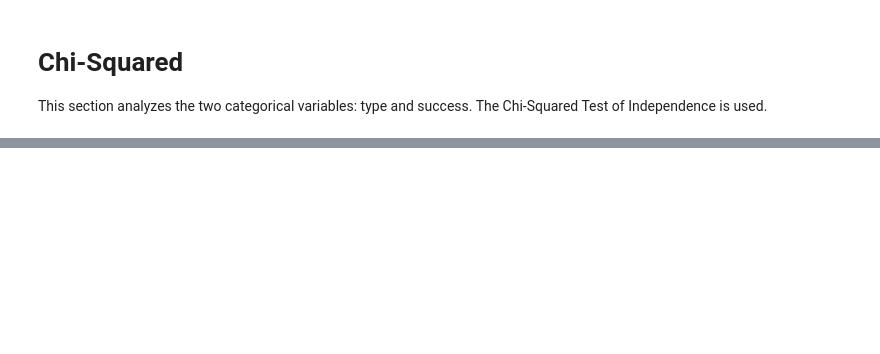
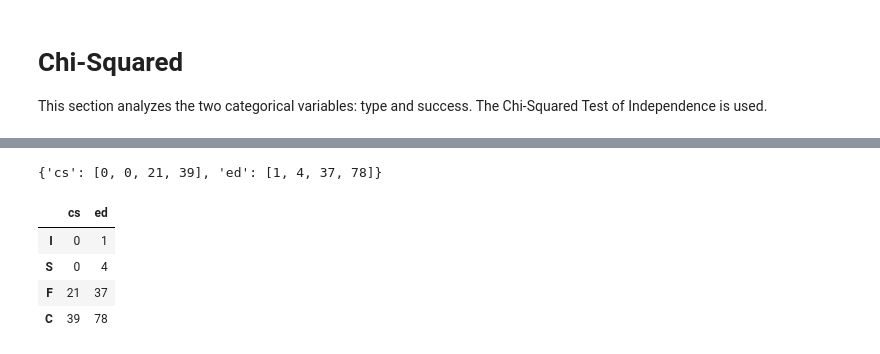
Before and after one commit to BladeF/Thesis-Data-Analysis, a Jupyter notebook: notebooks/task_analysis.ipynb, the cells around one changed output, grey strips where cells are left out. Cells and saved outputs as stored; diff of their text form; code cells hidden in the pictures; blank space fills up the shorter version.

```diff
--- a/notebooks/task_analysis.ipynb
+++ b/notebooks/task_analysis.ipynb
@@ -553,0 +485,3 @@ stats.chi2_contingency(df)
+# %%
+cs = cs_df[["t1_numWords","t2_numWords","t3_numWords","t4_numWords","t5_numWords","t6_numWords","t7_numWords","t8_numWords","t9_numWords","t10_numWords"]]
+ed = ed_df[["t1_numWords","t2_numWords","t3_numWords","t4_numWords","t5_numWords","t6_numWords","t7_numWords","t8_numWords","t9_numWords","t10_numWords"]]
@@ -553,0 +506,3 @@ stats.chi2_contingency(df)
+# %%
+cs = cs_df[["t1_type","t2_type","t3_type","t4_type","t5_type","t6_type","t7_type","t8_type","t9_type","t10_type"]]
+ed = ed_df[["t1_type","t2_type","t3_type","t4_type","t5_type","t6_type","t7_type","t8_type","t9_type","t10_type"]]
@@ -553,0 +549,32 @@ stats.chi2_contingency(df)
+# %%
+totals = {}
+
+c_sums = []
+e_sums = []
+
+for i in range(4):
+    c_count = 0
+    e_count = 0
+
+    for task in tasks:
+        c_count = c_count + task["cs"][i]
+        e_count = e_count + task["ed"][i]
+
+    c_sums.append(c_count)
+    e_sums.append(e_count)
+
+totals["cs"] = c_sums
+totals["ed"] = e_sums
+
+totals
+# %% [output]
+{'cs': [0, 0, 21, 39], 'ed': [1, 4, 37, 78]}
+# %%
+df = pd.DataFrame(data=totals).rename({0:"I", 1:"S", 2:"F", 3:"C"})
+df
+# %% [output]
+|  | cs | ed |
+| I | 0 | 1 |
+| S | 0 | 4 |
+| F | 21 | 37 |
+| C | 39 | 78 |
```
Also changed, not shown: parts of 35 cells of this notebook.
